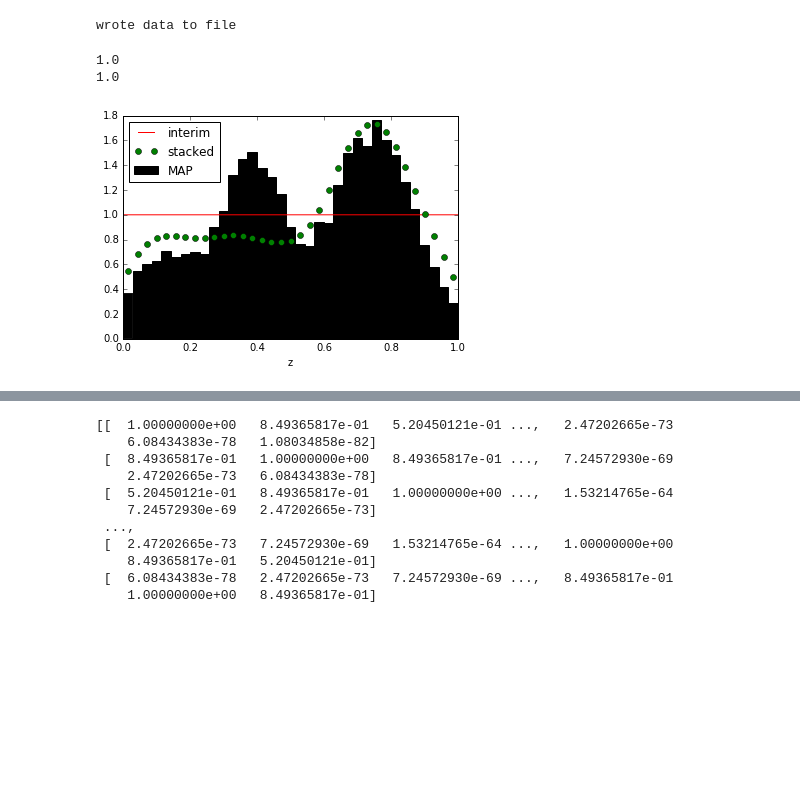
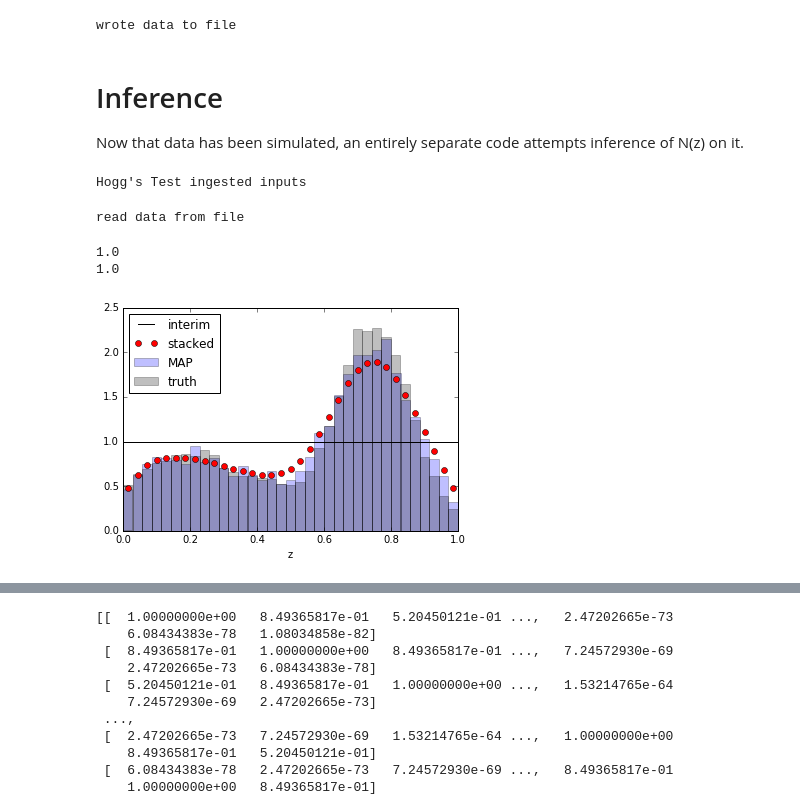
Before and after one commit to aimalz/prob-z, a Jupyter notebook: nz/code/FromHogg.ipynb, the cells around one changed output, grey strips where cells are left out. Drawn from its saved outputs; the diff is of its cells as text; code cells hidden in the pictures; blank space fills up the shorter version.

```diff
--- a/nz/code/FromHogg.ipynb
+++ b/nz/code/FromHogg.ipynb
@@ -199,7 +189,7 @@ with open(os.path.join(meta.simdir,'logtrue.csv'),'wb') as csvfile:
     for item in truZs:
         out.writerow(item)
 
-nplot = meta.surv
+nplot = 1000
 bplot = meta.allnbins
 zplot = np.arange(0.5 / nplot, 1.0, 1.0 / nplot)
 dzplot = 1./nplot
@@ -276,8 +266,9 @@ class likelihood(object):
 # %%
 #set parameters of this test case of catastrophic outliers
 
-true_lf_sigma = 0.05
-true_lf_outlier_fraction = 0.2
+true_lf_sigma = float(meta.noisefactor)/float(meta.allnbins)#0.05
+true_lf_outlier_fraction = 0.#0.2
+meta.filename = 'no_out'#change me if outliers introduced
 true_lf_outlier_mean = 0.4
 true_lf_outlier_sigma = 0.075
 
@@ -439,20 +430,81 @@ with open(os.path.join(meta.simdir,'logdata.csv'),'wb') as csvfile:
 print('wrote data to file')
 # %% [output]
 wrote data to file
+# %% [markdown]
+# Inference
+Now that data has been simulated, an entirely separate code attempts inference of N(z) on it.
+# %%
+class setup(object):
+    """
+    setup object specifies all parameters controlling one run of p(z) inference program
+    """
+    def __init__(self,input_address='hogg'):
+
+        self.inadd = input_address
+        self.testdir = os.path.join('..','tests')
+        self.datadir = os.path.join(self.testdir,input_address)
+
+        self.name = 'Hogg\'s Test'
+        self.filename = ''
+
+        self.topdir = os.path.join(self.testdir,self.inadd)
+#         if os.path.exists(self.topdir):
+#             shutil.rmtree(self.topdir)
+#         os.makedirs(self.topdir)
+
+        self.simdir = os.path.join(self.topdir,'sim')
+#         if os.path.exists(self.simdir):
+#             shutil.rmtree(self.simdir)
+#         os.makedirs(self.simdir)
+
+        self.findir = os.path.join(self.datadir,'fin')
+        if os.path.exists(self.findir):
+            shutil.rmtree(self.findir)
+        os.makedirs(self.findir)
+
+        print(self.name+' ingested inputs')
+
+meta = setup()
+# %% [output]
+Hogg's Test ingested inputs
+# %%
+#read data from disk so it can be used by my old code
+
+with open(os.path.join(meta.simdir,'logdata.csv'),'rb') as csvfile:
+    tuples = (line.split(None) for line in csvfile)
+    alldata = [[float(pair[k]) for k in range(0,len(pair))] for pair in tuples]
+
+meta.allzs = np.array(alldata[0])
+meta.allnbins = len(meta.allzs)-1
+logintNz = np.array(alldata[1])
+interimcoarse = np.exp(logintNz)
+logpdfs = np.array(alldata[2:])
+data = np.exp(logpdfs)
+
+print('read data from file')
+# %% [output]
+read data from file
+# %%
+#read in the truth for plotting purposes, otherwise optional
+
+with open(os.path.join(meta.simdir,'logtrue.csv'),'rb') as csvfile:
+    tuples = (line.split(None) for line in csvfile)
+    ztrues = [float(tuple[0]) for tuple in tuples]
 # %%
 #plot histogram of sampled z_obs values compared to truth and interim prior
 
 plt.clf()
-plt.hist(zobss, bins=bplot, normed=True, color="k", label='MAP')
-plt.plot(zplot, interimprior.evaluate(zplot), "r-",label='interim')
-plt.plot(zcoarse, np.sum(data, axis=0) / N, "go",label='stacked')
+plt.hist(zobss, bins=bplot, normed=True, color="b", alpha=0.25, label='MAP')
+plt.hist(ztrues, bins=bplot, normed=True, color="k", alpha=0.25, label='truth')
+plt.plot(zplot, interimprior.evaluate(zplot), "k-",label='interim')
+plt.plot(zcoarse, np.sum(data, axis=0) / N, "ro",label='stacked')
 plt.xlabel("z")
 plt.legend(loc='upper left')
-plt.savefig(os.path.join(meta.simdir,"zobs.png"))
+plt.savefig(os.path.join(meta.simdir,meta.filename+"zobs.png"))
 
 print(np.sum(dzplot*interimprior.evaluate(zplot)))
 print(np.sum(dzcoarse*np.sum(data, axis=0) / N))
 # %% [output]
 1.0
 1.0
-[figure, old version]
+[figure, new version]
```
Also changed, not shown: parts of 20 cells of this notebook.
